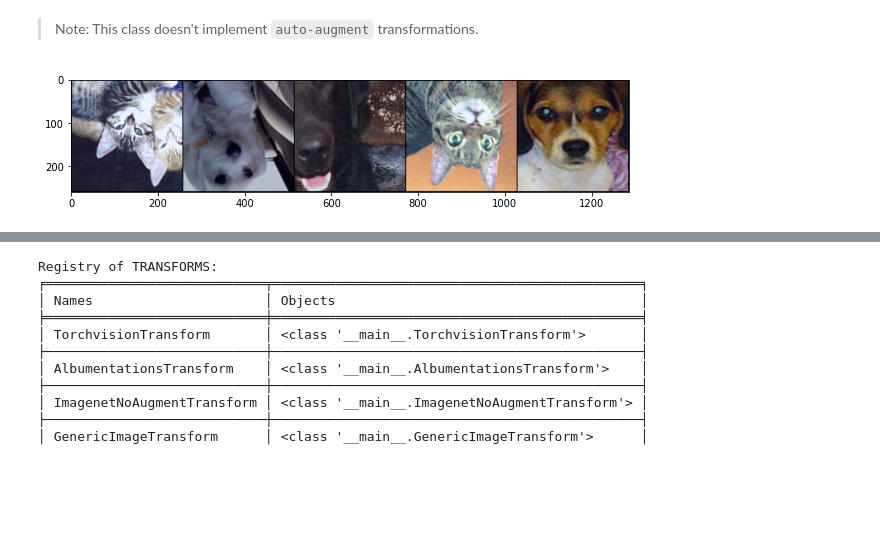
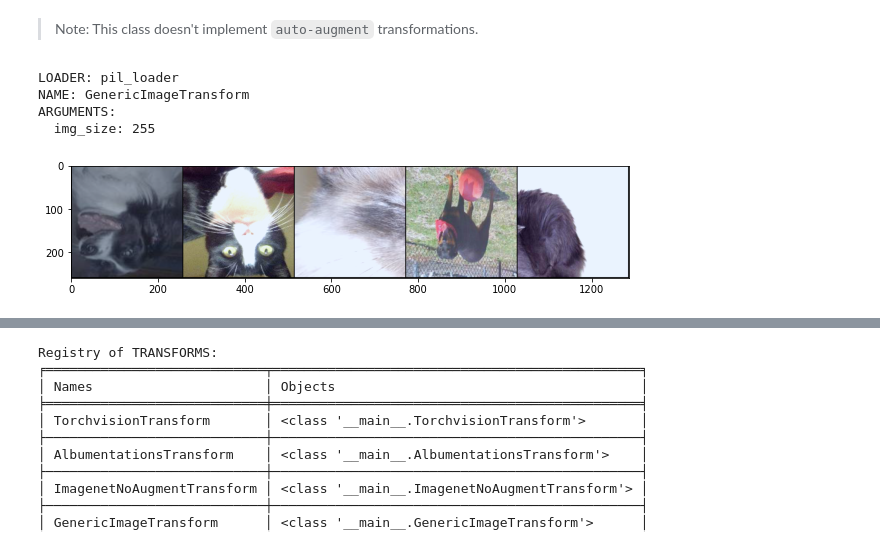
Before and after one commit to benihime91/lightning_cv, a Jupyter notebook: nbs/01a_classification.data.transforms.ipynb, the cells around one changed output, grey strips where cells are left out. Saved outputs shown, nothing was run; the diff lists cells and outputs as text; code cells hidden in the pictures; blank space fills up the shorter version.

```diff
--- a/nbs/01a_classification.data.transforms.ipynb
+++ b/nbs/01a_classification.data.transforms.ipynb
@@ -60,7 +63,8 @@ INFO [03/02 11:38:55 lcv.core.data_utils]: Data downloaded to /Users/ayushman/De
 # %%
 # export
 # hide
-TransformCatalog = Registry('TRANSFORMS')
+ClassificationTransformCatalog = Registry('TRANSFORMS')
+ClassificationTransformCatalog.__doc__ = "Registery of ImageClassification Transformations"
 # %%
 # export
 # hide
@@ -408,26 +380,40 @@ Transformations used in the above utility class :
 5. `RandomErasing`
 # %% [markdown]
 > Note: This class doesn't implement `auto-augment` transformations.
+# %%
+#collapse-output
+tfms = dict(img_size=255)
+
+# create config file
+cfg = get_cfg()
+cfg.TRANSFORMS.TRAIN.NAME  = "GenericImageTransform"
+cfg.TRANSFORMS.TRAIN.LOADER = "pil_loader"
+cfg.TRANSFORMS.TRAIN.ARGUMENTS = OmegaConf.create(tfms)
+
+print(OmegaConf.to_yaml(cfg.TRANSFORMS.TRAIN, resolve=True))
+# %% [output]
+LOADER: pil_loader
+NAME: GenericImageTransform
+ARGUMENTS:
+  img_size: 255
 # %%
-#collapse-output
-tfms = dict(img_size=IMG_SIZE)
-
-CfgNode.TRANSFORMS = OmegaConf.create(tfms)
-
 # Load in Transformations
-tfms = TransformCatalog.get("GenericImageTransform").from_config(CfgNode.TRANSFORMS)
+tfms = ClassificationTransformCatalog.get(cfg.TRANSFORMS.TRAIN.NAME)
+tfms = tfms.from_config(cfg.TRANSFORMS.TRAIN.ARGUMENTS)
 
 dset = ImageFolder(root=f"{nbdev_path}/cats_and_dogs_filtered/train",
-                   loader=Loaders.get("pil_loader"), transform=tfms)
+                   loader=LOADER_REGISTERY.get(cfg.TRANSFORMS.TRAIN.LOADER),
+                   transform=tfms)
 
 dl = torch.utils.data.DataLoader(dset, batch_size=5, shuffle=True)
 
 images, targets = next(iter(dl))
 
+# display images
 plt.figure(figsize=(10,10))
 imshow_tensor(images, normalize=True);
 # %% [output]
-[figure, old version]
+[figure, new version]
 # %%
 # export
 # inspired from : https://docs.fast.ai/vision.augment.html#aug_transforms
```
Also changed, not shown: parts of 36 cells of this notebook, 25 other files.
